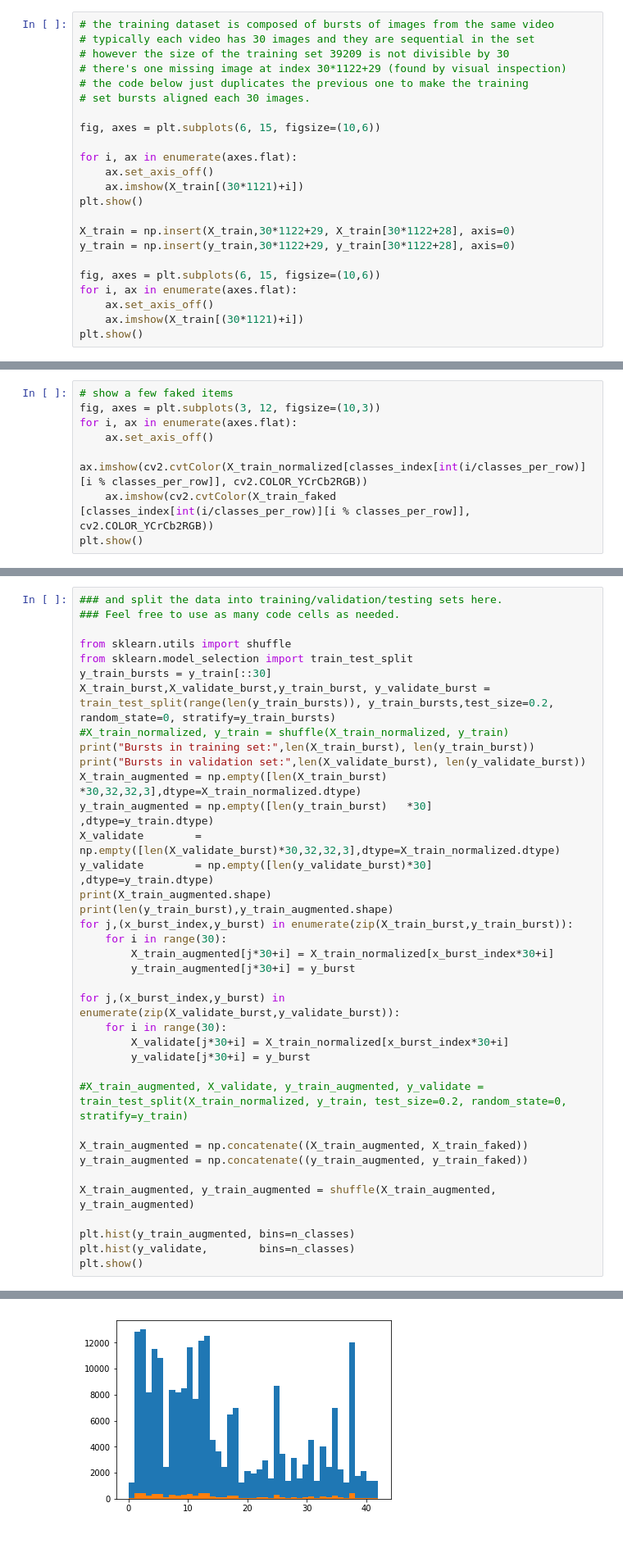
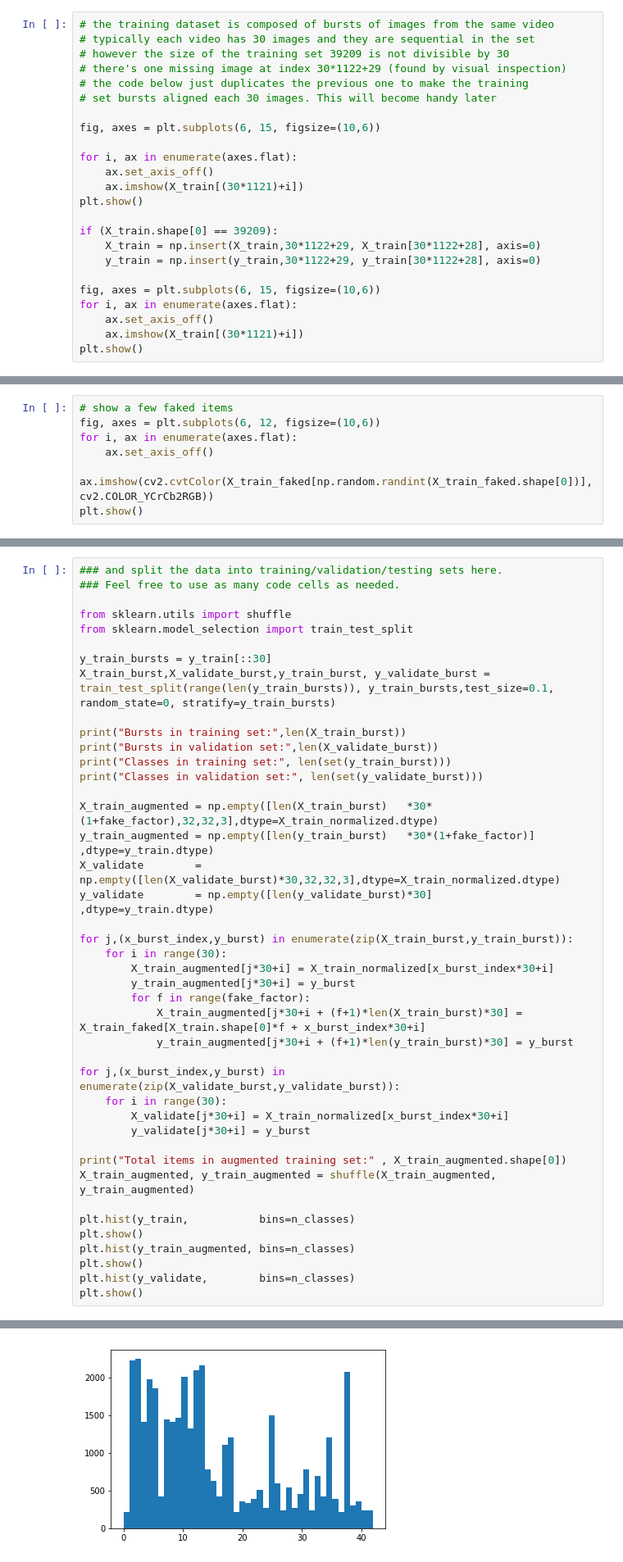
Before and after one commit to antorsae/CarND-Traffic-Sign-Classifier-Project, a Jupyter notebook: Traffic_Sign_Classifier.ipynb, the cells around one changed output, grey strips where cells are left out. Shown at 82% size. Saved outputs shown, nothing was run; the diff lists cells and outputs as text.

Commit message:
Post submission test

```diff
--- a/Traffic_Sign_Classifier.ipynb
+++ b/Traffic_Sign_Classifier.ipynb
@@ -139,7 +139,7 @@ Use the code cell (or multiple code cells, if necessary) to implement the first
 # however the size of the training set 39209 is not divisible by 30
 # there's one missing image at index 30*1122+29 (found by visual inspection)
 # the code below just duplicates the previous one to make the training
-# set bursts aligned each 30 images.
+# set bursts aligned each 30 images. This will become handy later
 
 fig, axes = plt.subplots(6, 15, figsize=(10,6))
 
@@ -148,8 +148,9 @@ for i, ax in enumerate(axes.flat):
     ax.imshow(X_train[(30*1121)+i])
 plt.show()
 
-X_train = np.insert(X_train,30*1122+29, X_train[30*1122+28], axis=0)
-y_train = np.insert(y_train,30*1122+29, y_train[30*1122+28], axis=0)
+if (X_train.shape[0] == 39209):
+    X_train = np.insert(X_train,30*1122+29, X_train[30*1122+28], axis=0)
+    y_train = np.insert(y_train,30*1122+29, y_train[30*1122+28], axis=0)
 
 fig, axes = plt.subplots(6, 15, figsize=(10,6))
 for i, ax in enumerate(axes.flat):
@@ -222,9 +225,8 @@ for i in range(fake_factor):
 # %%
 # show a few faked items
-fig, axes = plt.subplots(3, 12, figsize=(10,3))
+fig, axes = plt.subplots(6, 12, figsize=(10,6))
 for i, ax in enumerate(axes.flat):
     ax.set_axis_off()
-    ax.imshow(cv2.cvtColor(X_train_normalized[classes_index[int(i/classes_per_row)][i % classes_per_row]], cv2.COLOR_YCrCb2RGB))
-    ax.imshow(cv2.cvtColor(X_train_faked     [classes_index[int(i/classes_per_row)][i % classes_per_row]], cv2.COLOR_YCrCb2RGB))
+    ax.imshow(cv2.cvtColor(X_train_faked[np.random.randint(X_train_faked.shape[0])], cv2.COLOR_YCrCb2RGB))
 plt.show()
 # %% [output]
@@ -245,35 +247,40 @@ I also decided against applying further local normalization for edge enhancement
 
 from sklearn.utils import shuffle
 from sklearn.model_selection import train_test_split
+
 y_train_bursts = y_train[::30]
-X_train_burst,X_validate_burst,y_train_burst, y_validate_burst = train_test_split(range(len(y_train_bursts)), y_train_bursts,test_size=0.2, random_state=0, stratify=y_train_bursts)
-#X_train_normalized, y_train = shuffle(X_train_normalized, y_train)
-print("Bursts in training set:",len(X_train_burst), len(y_train_burst))
-print("Bursts in validation set:",len(X_validate_burst), len(y_validate_burst))
-X_train_augmented = np.empty([len(X_train_burst)   *30,32,32,3],dtype=X_train_normalized.dtype)
-y_train_augmented = np.empty([len(y_train_burst)   *30]        ,dtype=y_train.dtype)
+X_train_burst,X_validate_burst,y_train_burst, y_validate_burst = train_test_split(range(len(y_train_bursts)), y_train_bursts,test_size=0.1, random_state=0, stratify=y_train_bursts)
+
+print("Bursts in training set:",len(X_train_burst))
+print("Bursts in validation set:",len(X_validate_burst))
+print("Classes in training set:", len(set(y_train_burst)))
+print("Classes in validation set:", len(set(y_validate_burst)))
+
+X_train_augmented = np.empty([len(X_train_burst)   *30*(1+fake_factor),32,32,3],dtype=X_train_normalized.dtype)
+y_train_augmented = np.empty([len(y_train_burst)   *30*(1+fake_factor)]        ,dtype=y_train.dtype)
 X_validate        = np.empty([len(X_validate_burst)*30,32,32,3],dtype=X_train_normalized.dtype)
 y_validate        = np.empty([len(y_validate_burst)*30]        ,dtype=y_train.dtype)
-print(X_train_augmented.shape)
-print(len(y_train_burst),y_train_augmented.shape)
+
 for j,(x_burst_index,y_burst) in enumerate(zip(X_train_burst,y_train_burst)):
     for i in range(30):
         X_train_augmented[j*30+i] = X_train_normalized[x_burst_index*30+i]
         y_train_augmented[j*30+i] = y_burst
+        for f in range(fake_factor):
+            X_train_augmented[j*30+i + (f+1)*len(X_train_burst)*30] = X_train_faked[X_train.shape[0]*f + x_burst_index*30+i]
+            y_train_augmented[j*30+i + (f+1)*len(y_train_burst)*30] = y_burst
 
 for j,(x_burst_index,y_burst) in enumerate(zip(X_validate_burst,y_validate_burst)):
     for i in range(30):
         X_validate[j*30+i] = X_train_normalized[x_burst_index*30+i]
         y_validate[j*30+i] = y_burst
 
-#X_train_augmented, X_validate, y_train_augmented, y_validate = train_test_split(X_train_normalized, y_train, test_size=0.2, random_state=0, stratify=y_train)
-
-X_train_augmented = np.concatenate((X_train_augmented, X_train_faked))
-y_train_augmented = np.concatenate((y_train_augmented, y_train_faked))
-
+print("Total items in augmented training set:" , X_train_augmented.shape[0])
 X_train_augmented, y_train_augmented = shuffle(X_train_augmented, y_train_augmented)
 
+plt.hist(y_train,           bins=n_classes)
+plt.show()
 plt.hist(y_train_augmented, bins=n_classes)
+plt.show()
 plt.hist(y_validate,        bins=n_classes)
 plt.show()
 # %% [output]
@@ -284 +292 @@ Bursts in validation set: 262 262
-[figure, old version]
+[figure, new version]
```
Also changed, not shown: parts of 31 cells of this notebook.
